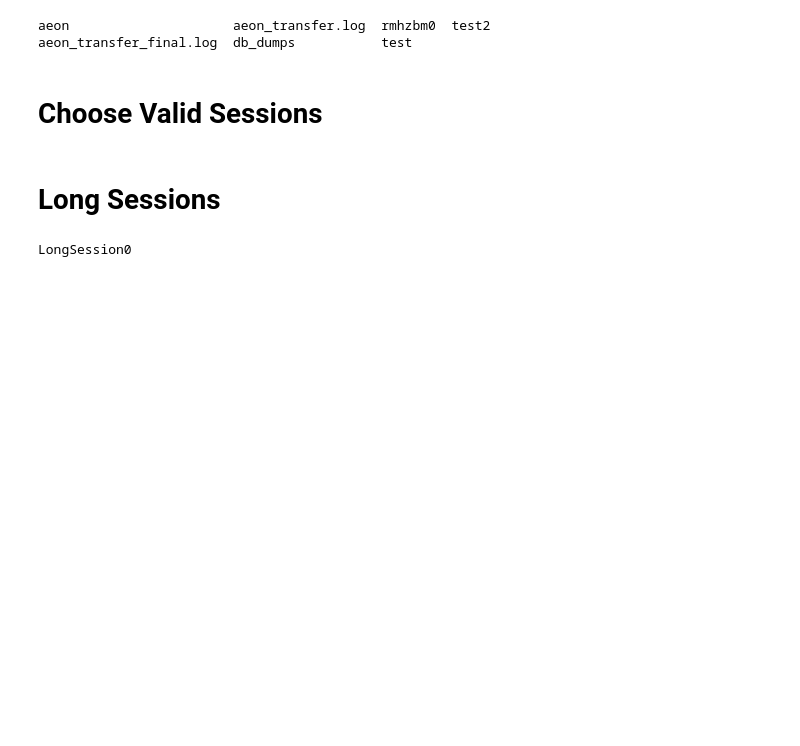
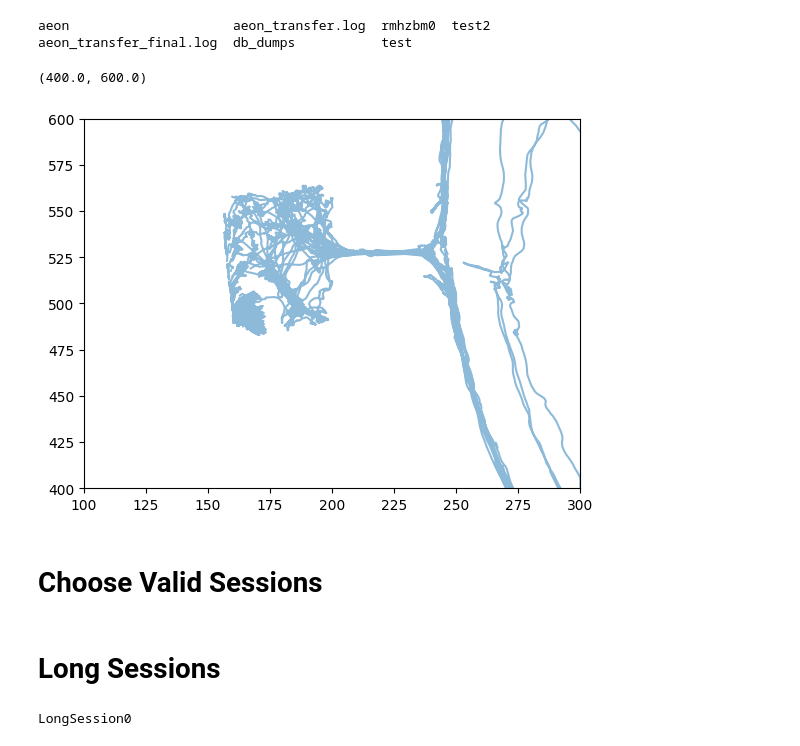
Before and after one commit to zimoli02/2023-2024-SURFiN-Foraging-Project, a Jupyter notebook: Scripts/20240314 HMMLong.ipynb, the cells around one changed output. Cells and saved outputs as stored; diff of their text form; code cells hidden in the pictures; blank space fills up the shorter version.

```diff
--- a/Scripts/20240314 HMMLong.ipynb
+++ b/Scripts/20240314 HMMLong.ipynb
@@ -102,3 +56,24 @@ import patch
+# %%
+# Create some plots
+
+# Plot _ hours of position activity
+sub_start, sub_end = pd.Timestamp("2022-05-26 09:00:00"), pd.Timestamp("2022-05-26 10:00:00")
+mouse_pos_sub = mouse_pos = api.load(root, exp02.CameraTop.Position, start=sub_start, end=sub_end)
+fig, ax = plt.subplots(1, 1)
+ax.plot(mouse_pos_sub.x, mouse_pos_sub.y, alpha=0.5)
+
+# Overlay mouse position as trajectories around a few pellet deliveries
+pellets_patch1 = api.load(root, exp02.Patch1.DeliverPellet, start=sub_start, end=sub_end)
+pellets_patch1 = pellets_patch1.iloc[0:5]
+for pellet in pellets_patch1.itertuples():
+    before = pellet.Index - pd.to_timedelta(10, 's')  # get the previous 10 seconds
+    path = mouse_pos_sub.loc[before:pellet.Index]   # get position data in the time before pellet delivery
+    ax.plot(path.x, path.y)
+ax.set_xlim(100,300)
+ax.set_ylim(400,600)
+# %% [output]
+(400.0, 600.0)
+[figure, added]
 # %%
 def PlotStates(hmm_z, mouse_pos, N):
     color_names = ["blue","red","yellow", "green","brown","purple","orange", "black"]
```
Also changed, not shown: parts of 3 cells of this notebook, 10 other files.
